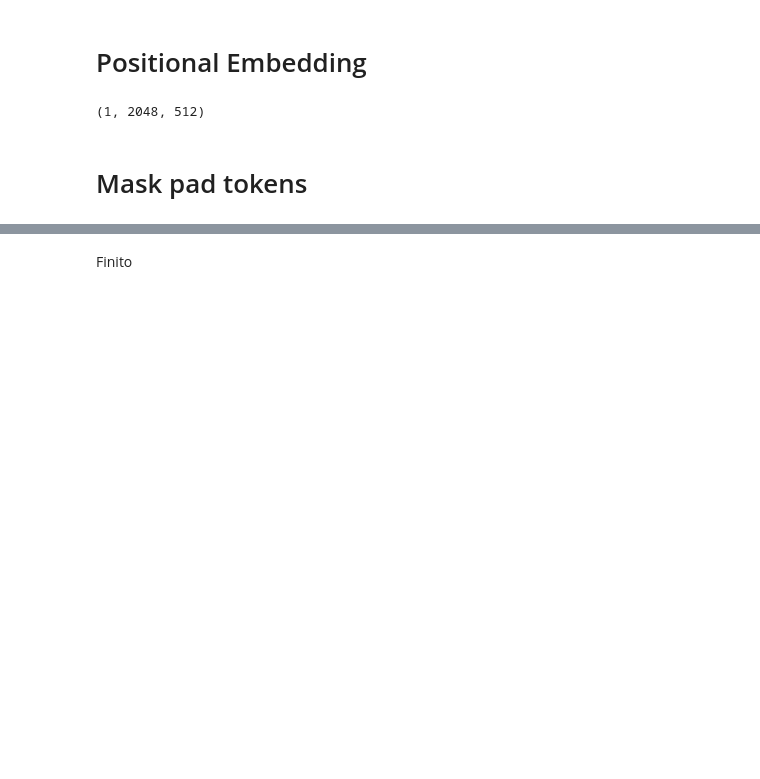
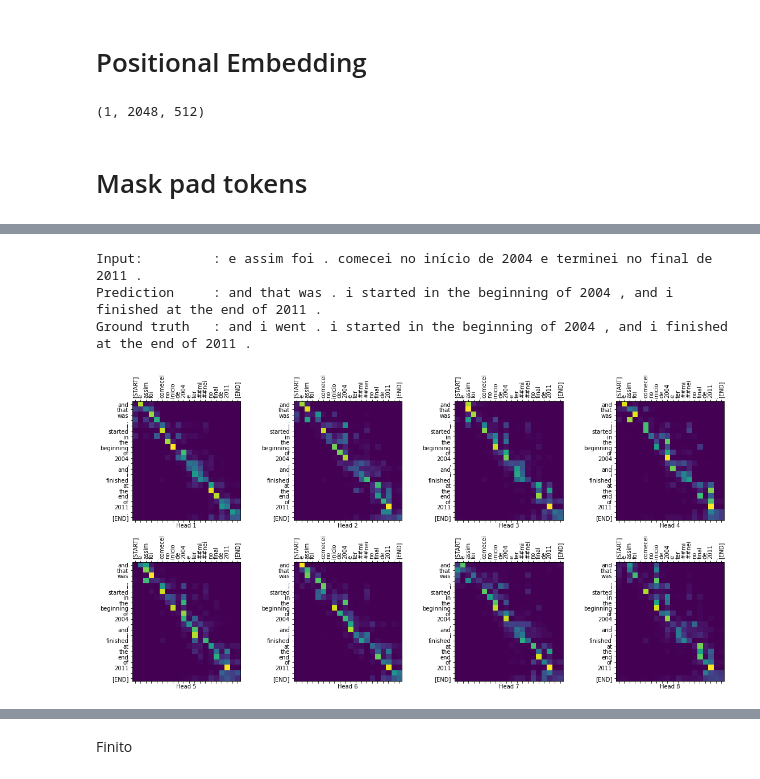
Before and after one commit to nahbos/AUT-Neural-Networks, a Jupyter notebook: HW08/HW08.ipynb, the cells around one changed output, grey strips where cells are left out. Drawn from its saved outputs; the diff is of its cells as text; code cells hidden in the pictures; blank space fills up the shorter version.

```diff
--- a/HW08/HW08.ipynb
+++ b/HW08/HW08.ipynb
@@ -626,0 +639,13 @@ Ground truth   : this is a problem we have to solve .
+# %%
+sentence = 'e assim foi . comecei no início de 2004 e terminei no final de 2011 .'
+ground_truth = 'and i went . i started in the beginning of 2004 , and i finished at the end of 2011 .'
+
+translated_text, translated_tokens, attention_weights = translator(
+    tf.constant(sentence))
+print_translation(sentence, translated_text, ground_truth)
+plot_attention_weights(sentence, translated_tokens, attention_weights['decoder_layer4_block2'][0])
+# %% [output]
+Input:         : e assim foi . comecei no início de 2004 e terminei no final de 2011 .
+Prediction     : and that was . i started in the beginning of 2004 , and i finished at the end of 2011 .
+Ground truth   : and i went . i started in the beginning of 2004 , and i finished at the end of 2011 .
+[figure, added]
```
Also changed, not shown: parts of 14 cells of this notebook.
